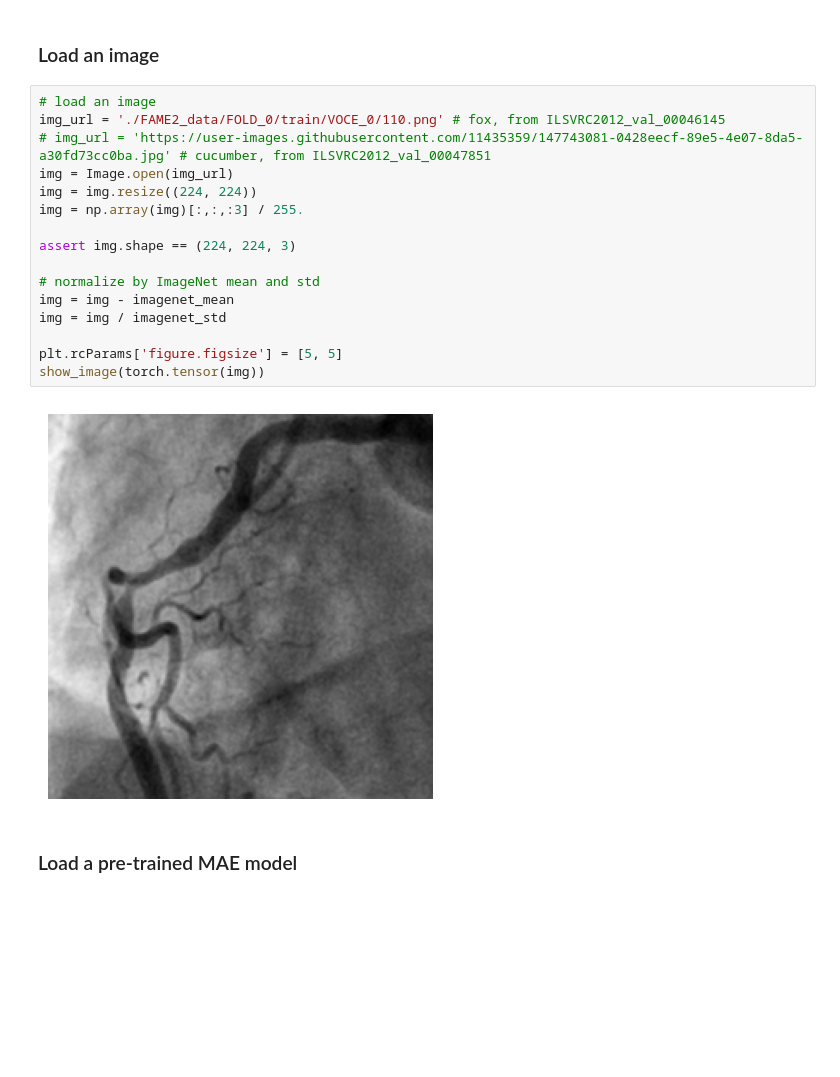
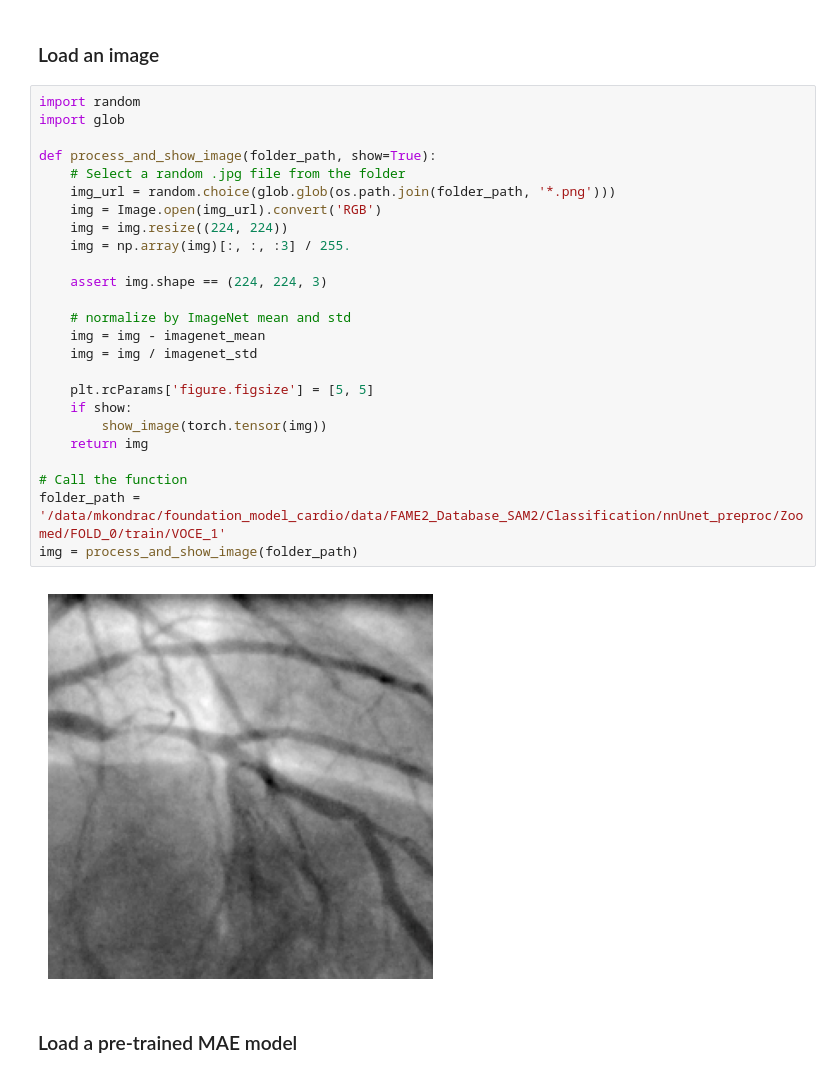
Before and after one commit to mkondracki/Cardio_Vizual_Prediction-RETFound_MAE, a Jupyter notebook: RETFound_visualize.ipynb, the cells around one changed output. Cells and saved outputs as stored; diff of their text form; blank space fills up the shorter version.

```diff
--- a/RETFound_visualize.ipynb
+++ b/RETFound_visualize.ipynb
@@ -96,22 +96,31 @@ device(type='cuda', index=1)
 # %% [markdown]
 ### Load an image
 # %%
-# load an image
-img_url = './FAME2_data/FOLD_0/train/VOCE_0/110.png' # fox, from ILSVRC2012_val_00046145
-# img_url = 'https://user-images.githubusercontent.com/11435359/147743081-0428eecf-89e5-4e07-8da5-a30fd73cc0ba.jpg' # cucumber, from ILSVRC2012_val_00047851
-img = Image.open(img_url)
-img = img.resize((224, 224))
-img = np.array(img)[:,:,:3] / 255.
+import random
+import glob
 
-assert img.shape == (224, 224, 3)
+def process_and_show_image(folder_path, show=True):
+    # Select a random .jpg file from the folder
+    img_url = random.choice(glob.glob(os.path.join(folder_path, '*.png')))
+    img = Image.open(img_url).convert('RGB')
+    img = img.resize((224, 224))
+    img = np.array(img)[:, :, :3] / 255.
 
-# normalize by ImageNet mean and std
-img = img - imagenet_mean
-img = img / imagenet_std
+    assert img.shape == (224, 224, 3)
 
-plt.rcParams['figure.figsize'] = [5, 5]
-show_image(torch.tensor(img))
+    # normalize by ImageNet mean and std
+    img = img - imagenet_mean
+    img = img / imagenet_std
+
+    plt.rcParams['figure.figsize'] = [5, 5]
+    if show:
+        show_image(torch.tensor(img))
+    return img
+
+# Call the function
+folder_path = '/data/mkondrac/foundation_model_cardio/data/FAME2_Database_SAM2/Classification/nnUnet_preproc/Zoomed/FOLD_0/train/VOCE_1'
+img = process_and_show_image(folder_path)
 # %% [output]
-[figure, old version]
+[figure, new version]
 # %% [markdown]
 ### Load a pre-trained MAE model
```
Also changed, not shown: parts of 6 cells of this notebook, 3 other files.
